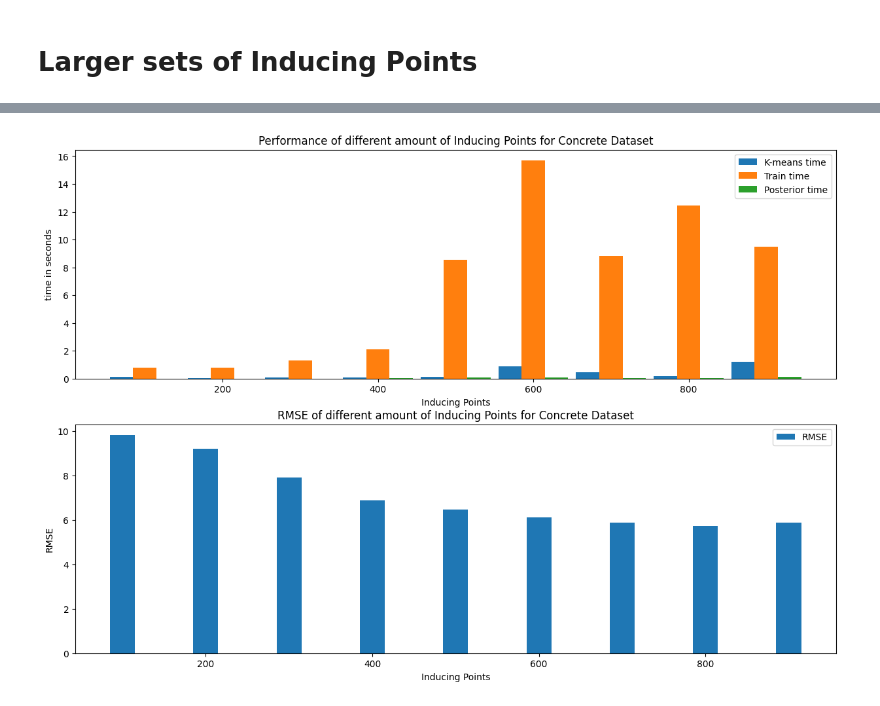
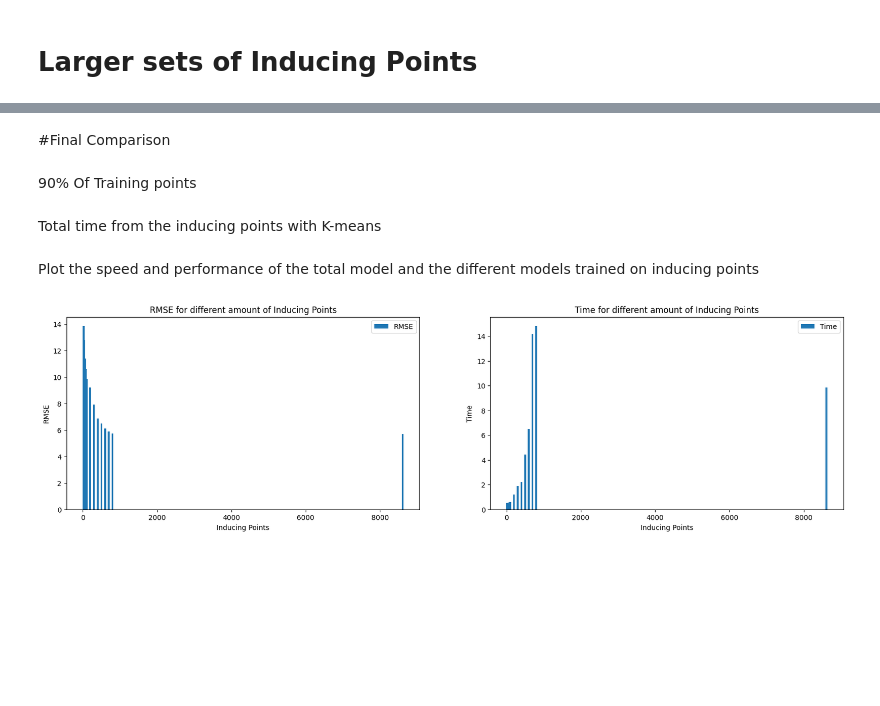
Before and after one commit to Sabelz/Gaussian_Processes_Inducing_Points, a Jupyter notebook: GPs/GPConcrete.ipynb, the cells around one changed output, grey strips where cells are left out. Drawn from its saved outputs; the diff is of its cells as text; code cells hidden in the pictures; blank space fills up the shorter version.

Commit message:
Alot of plotting and changes

```diff
--- a/GPs/GPConcrete.ipynb
+++ b/GPs/GPConcrete.ipynb
@@ -170,11 +242,11 @@ CovMatrix Dimension  torch.Size([103, 103])
 # Predictive Distribution
 # %%
 model.eval() # eval mode is for computing predictions through the model posterior.
-likelihood.eval()
+model.likelihood.eval()
 
 # Make predictions by feeding model through likelihood
 with torch.no_grad(), gpytorch.settings.fast_pred_var(): # https://arxiv.org/abs/1803.06058
-    observed_pred = likelihood(posterior_distribution)# gives us the posterior predictive distribution p(y* | x*, X, y) which is the probability distribution over the predicted output value
+    observed_pred = model.likelihood(posterior_distribution)# gives us the posterior predictive distribution p(y* | x*, X, y) which is the probability distribution over the predicted output value
     mean = observed_pred.mean.numpy()
 # %% [markdown]
 # Compute Root Mean Square Error (RMSE)
@@ -322,7 +409,7 @@ def severalInducingPointsKmeans(listOfPoints):
     model = GPModel(inducingPointsX, inducingPointsY, likelihood) # Send in inducing points as the training points
     if torch.cuda.is_available():
         model = model.cuda()
-        likelihood = likelihood.cuda()
+        model.likelihood = likelihood.cuda()
     start_time = time.time() # Start time
     train(model, inducingPointsX, inducingPointsY) # Train the model
     end_time = time.time() # End time
@@ -330,12 +417,12 @@ def severalInducingPointsKmeans(listOfPoints):
     train_times.append(execution_time) # Append average time
     # Performance
     model.eval() # eval mode is for computing predictions through the model posterior.
-    likelihood.eval()
+    model.likelihood.eval()
 
     # Make predictions by feeding model through likelihood
     with torch.no_grad(), gpytorch.settings.fast_pred_var(): # https://arxiv.org/abs/1803.06058
       start_time = time.time() # Start time
-      observed_pred =  likelihood(model(xTest_standardized))# gives us the posterior predictive distribution p(y* | x*, X, y) which is the probability distribution over the predicted output value
+      observed_pred =  model.likelihood(model(xTest_standardized))# gives us the posterior predictive distribution p(y* | x*, X, y) which is the probability distribution over the predicted output value
       end_time = time.time() # End time
       execution_time = end_time - start_time # Calculate execution time
       posterior_times.append(execution_time) # Append average time
@@ -397,0 +498,5 @@ plt.show()
+# %%
+# Get Values
+input3 = [20,40,60,80,100,200,300,400,500,600,700,800]
+RMSE_list3, K_means_times3, train_times3, posterior_times3 = severalInducingPointsKmeans(input3)
+bar_plot_func(input3, K_means_times3, train_times3, posterior_times3, RMSE_list3, 10)
@@ -397,0 +505,4 @@ plt.show()
+# %% [markdown]
+#Final Comparison
+# %% [markdown]
+90% Of Training points
@@ -398,42 +541,36 @@ plt.show()
+# %% [markdown]
+Total time from the inducing points with K-means
+# %%
+sum_time_inducing = [] # Total time for the inducing points
+for i in range(len(K_means_times3)):
+  sum_time_inducing.append(K_means_times3[i] + train_times3[i] + posterior_times3[i])
+# %% [markdown]
+Plot the speed and performance of the total model and the different models trained on inducing points
 # %%
-# Get Values
-input2 = [100, 200, 300, 400, 500,600, 700, 800, 900]
-RMSE_list2, K_means_times2, train_times2, posterior_times2 = severalInducingPointsKmeans(input2)
+RMSE = RMSE_list3+[RMSE_final] # List of RMSEs
+times = sum_time_inducing+[execution_time_final] # list of training times
 
 # PLOT
+width = 50
+indices_final = [20,40,60,80,100,200,300,400,500,600,700,800] # x values in bar plot
 
-indices2 = np.array(input2)
-
-# Width of a bar
-width = 30
-
-fig, axs = plt.subplots(2, 1, figsize=(15, 10))  # Create a figure and a 1x2 subplot
-
+indices_final.append(8611) # 8611 is 90% of training points
+fig, axs = plt.subplots(1, 2, figsize=(20, 5))  # Create a figure and a 1x2 subplot
 # First subplot
-axs[0].bar(indices2-width, K_means_times2, width, label='K-means time')
-axs[0].bar(indices2, train_times2, width, label='Train time')
-axs[0].bar(indices2+width, posterior_times2, width, label='Posterior time')
-
-# Adding labels
+axs[0].bar(indices_final, RMSE, label='RMSE', width = width)
 axs[0].set_xlabel('Inducing Points')
-axs[0].set_ylabel('time in seconds')
-axs[0].set_title('Performance of different amount of Inducing Points for Concrete Dataset')
-
-# Adding legend
+axs[0].set_ylabel('RMSE')
+axs[0].set_title('RMSE for different amount of Inducing Points')
 axs[0].legend()
 
 # Second subplot
-axs[1].bar(indices2, RMSE_list2, width, label='RMSE')
-
-# Adding labels
+axs[1].bar(indices_final, times, label='Time', width = width)
 axs[1].set_xlabel('Inducing Points')
-axs[1].set_ylabel('RMSE')
-axs[1].set_title('RMSE of different amount of Inducing Points for Concrete Dataset')
-
-# Adding legend
+axs[1].set_ylabel('Time')
+axs[1].set_title('Time for different amount of Inducing Points')
 axs[1].legend()
 
-# Function to show the plot
+# Show the plot
 plt.show()
 # %% [output]
-[figure, old version]
+[figure, new version]
```
Also changed, not shown: parts of 27 cells of this notebook.
